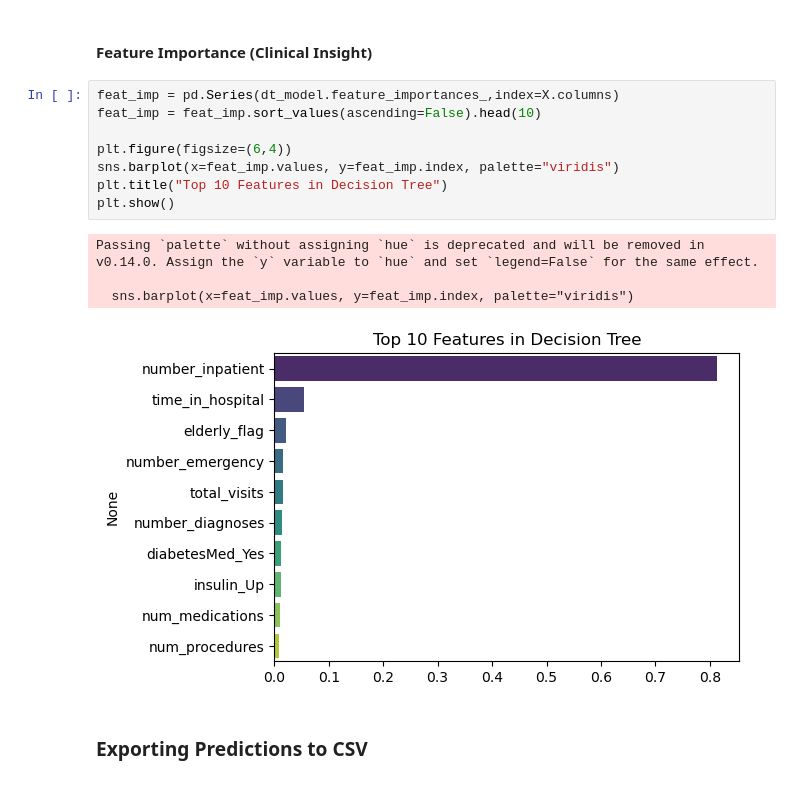
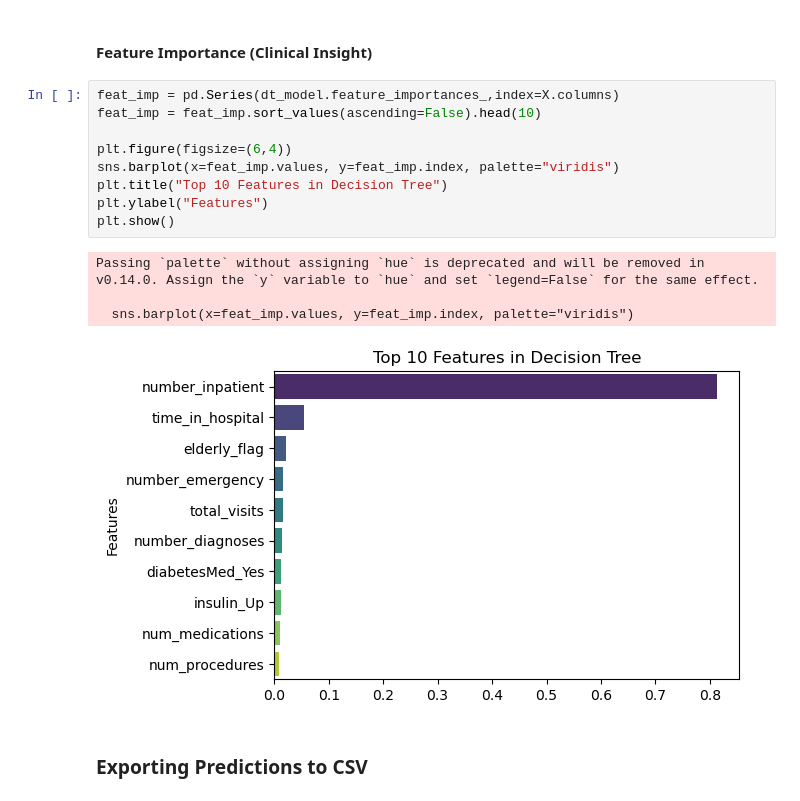
Before and after one commit to pantaleon-data/Hospital-Readmission-Risk-Prediction, a Jupyter notebook: notebooks/readmissions_prediction.ipynb, the cells around one changed output. Cells and saved outputs as stored; diff of their text form.

```diff
--- a/notebooks/readmissions_prediction.ipynb
+++ b/notebooks/readmissions_prediction.ipynb
@@ -299,16 +313,17 @@ Decision Tree ROC AUC:  0.6370199666185277
 # %%
 feat_imp = pd.Series(dt_model.feature_importances_,index=X.columns)
 feat_imp = feat_imp.sort_values(ascending=False).head(10)
 
 plt.figure(figsize=(6,4))
 sns.barplot(x=feat_imp.values, y=feat_imp.index, palette="viridis")
 plt.title("Top 10 Features in Decision Tree")
+plt.ylabel("Features")
 plt.show()
 # %% [output]
 Passing `palette` without assigning `hue` is deprecated and will be removed in v0.14.0. Assign the `y` variable to `hue` and set `legend=False` for the same effect.
 
   sns.barplot(x=feat_imp.values, y=feat_imp.index, palette="viridis")
-[figure, old version]
+[figure, new version]
 # %% [markdown]
 ### Exporting Predictions to CSV
 # %%
```
Also changed, not shown: parts of 1 cell of this notebook.
